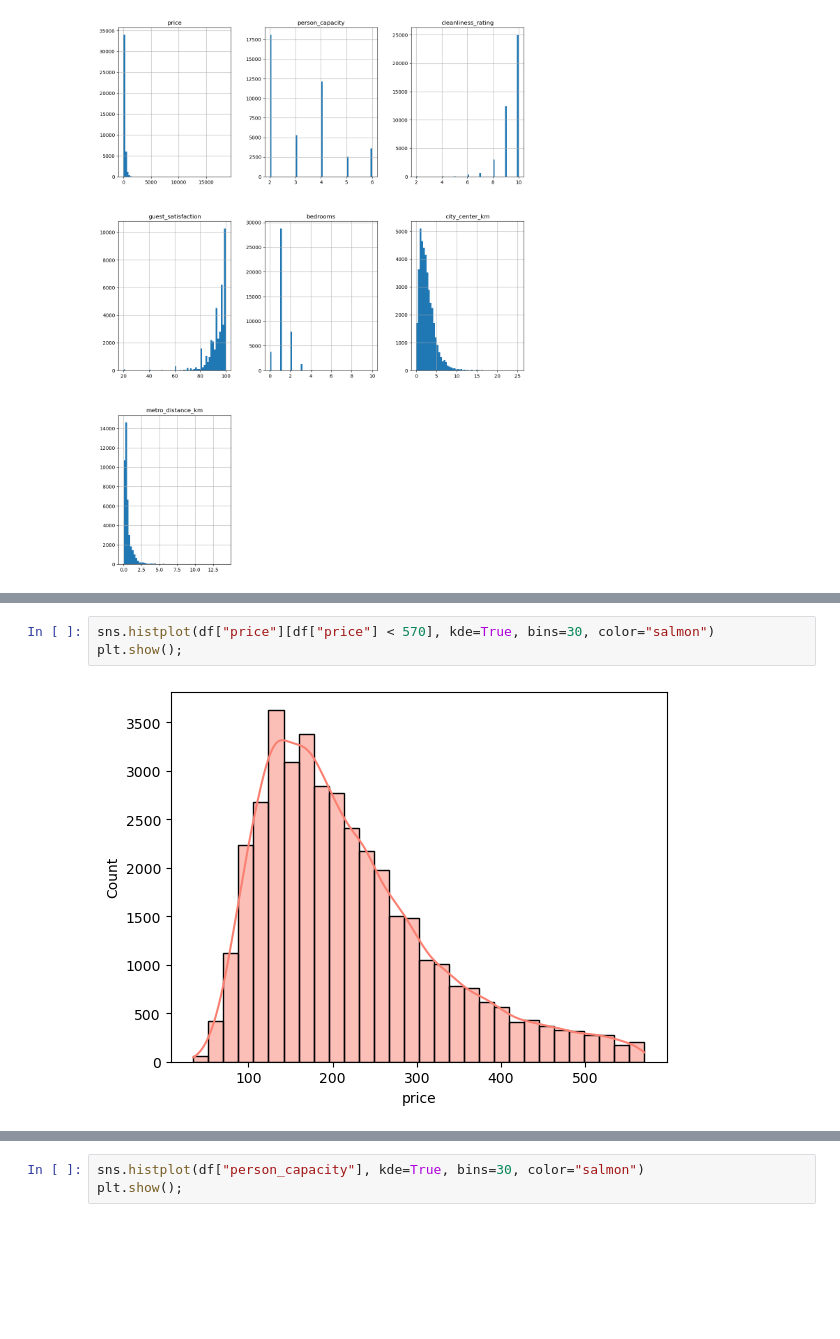
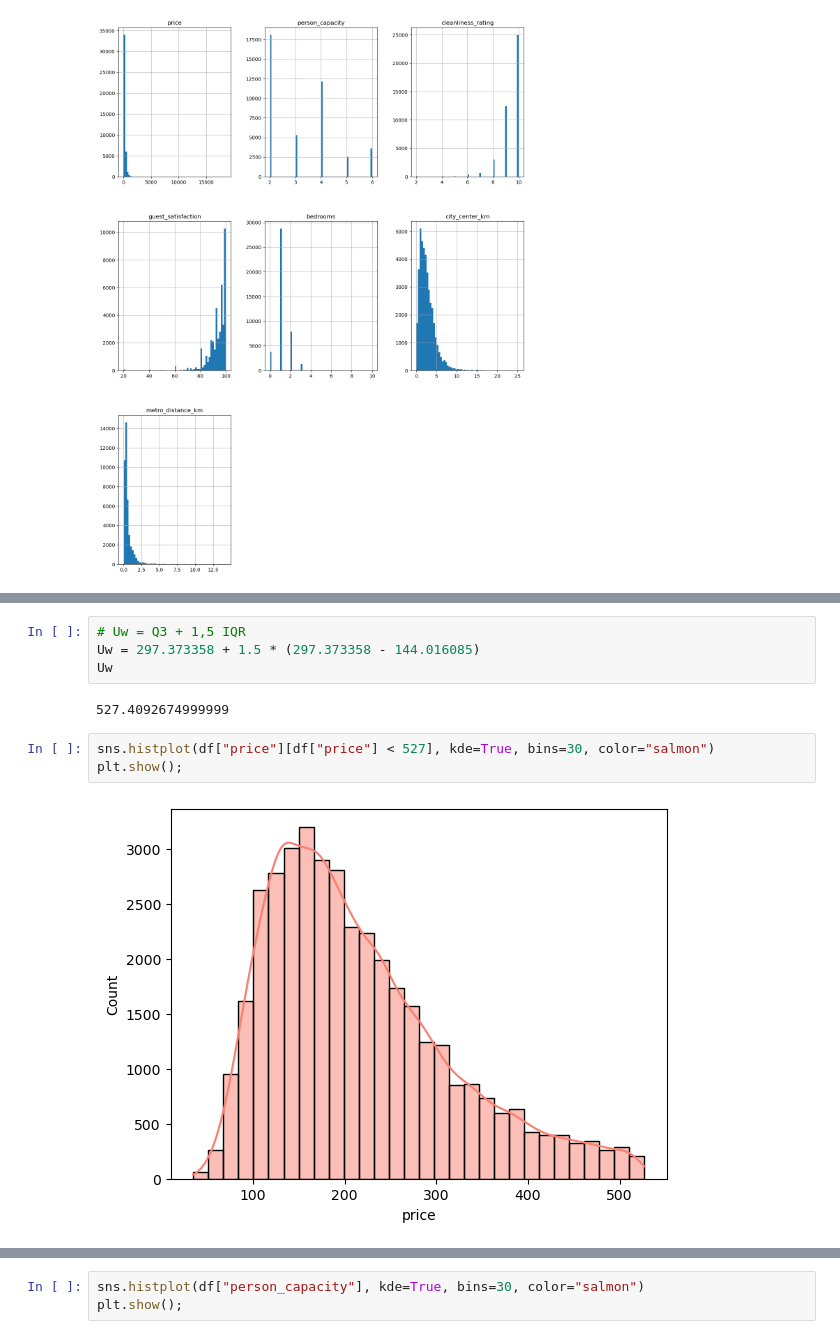
Before and after one commit to TebasMartinez/mini-project-bi-data-to-viz, a Jupyter notebook: Univariate EDA.ipynb, the cells around one changed output, grey strips where cells are left out. Saved outputs shown, nothing was run; the diff lists cells and outputs as text; blank space fills up the shorter version.

```diff
--- a/Univariate EDA.ipynb
+++ b/Univariate EDA.ipynb
@@ -334,6 +346,12 @@ plt.show();
+# %%
+# Uw = Q3 + 1,5 IQR
+Uw = 297.373358 + 1.5 * (297.373358 - 144.016085)
+Uw
+# %% [output]
+527.4092674999999
 # %%
-sns.histplot(df["price"][df["price"] < 570], kde=True, bins=30, color="salmon")
+sns.histplot(df["price"][df["price"] < 527], kde=True, bins=30, color="salmon")
 plt.show();
 # %% [output]
-[figure, old version]
+[figure, new version]
 # %%
```
Also changed, not shown: parts of 3 cells of this notebook, 2 other files.
